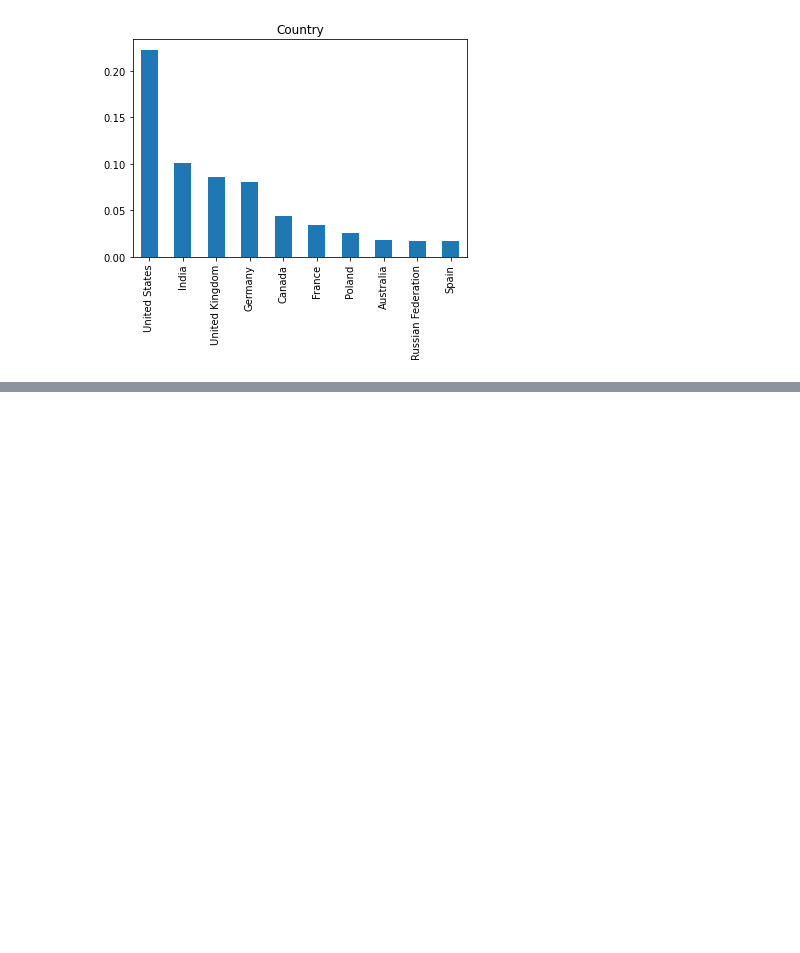
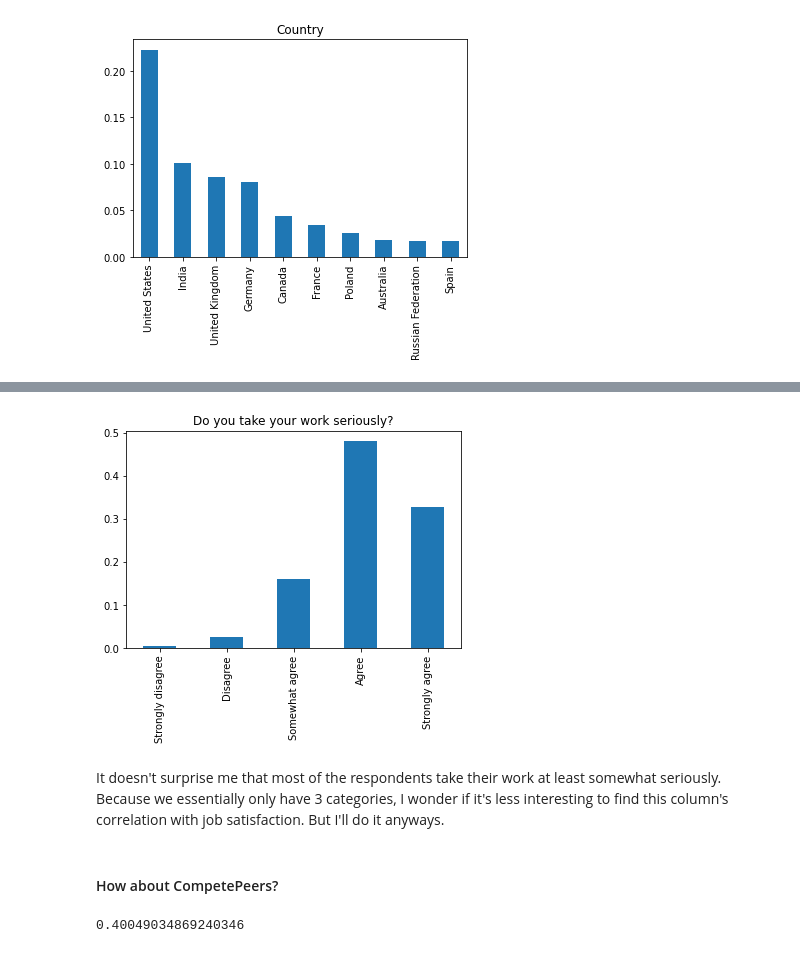
Before and after one commit to Simonabubito/Shen_stackoverflow, a Jupyter notebook: Look at the data.ipynb, the cells around one changed output, grey strips where cells are left out. Drawn from its saved outputs; the diff is of its cells as text; code cells hidden in the pictures; blank space fills up the shorter version.

```diff
--- a/Look at the data.ipynb
+++ b/Look at the data.ipynb
@@ -80,0 +106,15 @@ country_vals = df.Country.value_counts()
+# %%
+SerWork = df.SeriousWork.value_counts()
+new_index = ['Strongly disagree', 'Disagree', 'Somewhat agree', 'Agree', 'Strongly agree']
+SerWork = SerWork.reindex(index = new_index)
+(SerWork / np.sum(SerWork)).plot(kind = 'bar', title = 'Do you take your work seriously?');
+# %% [output]
+[figure, added]
+# %% [markdown]
+It doesn't surprise me that most of the respondents take their work at least somewhat seriously. Because we essentially only have 3 categories, I wonder if it's less interesting to find this column's correlation with job satisfaction. But I'll do it anyways.
+# %% [markdown]
+#### How about CompetePeers?
+# %%
+df.CompetePeers.isnull().mean()
+# %% [output]
+0.40049034869240346
```
Also changed, not shown: parts of 15 cells of this notebook.
